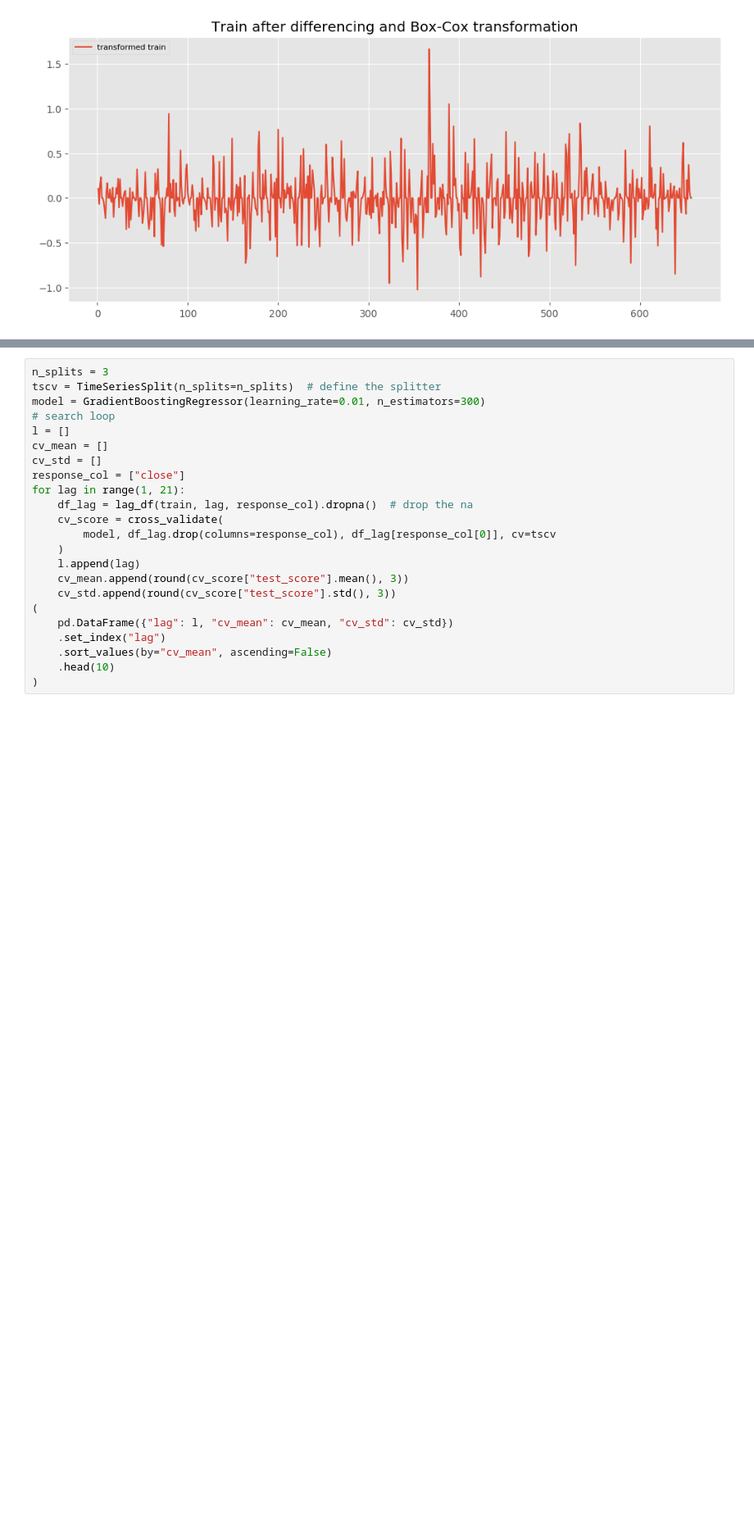
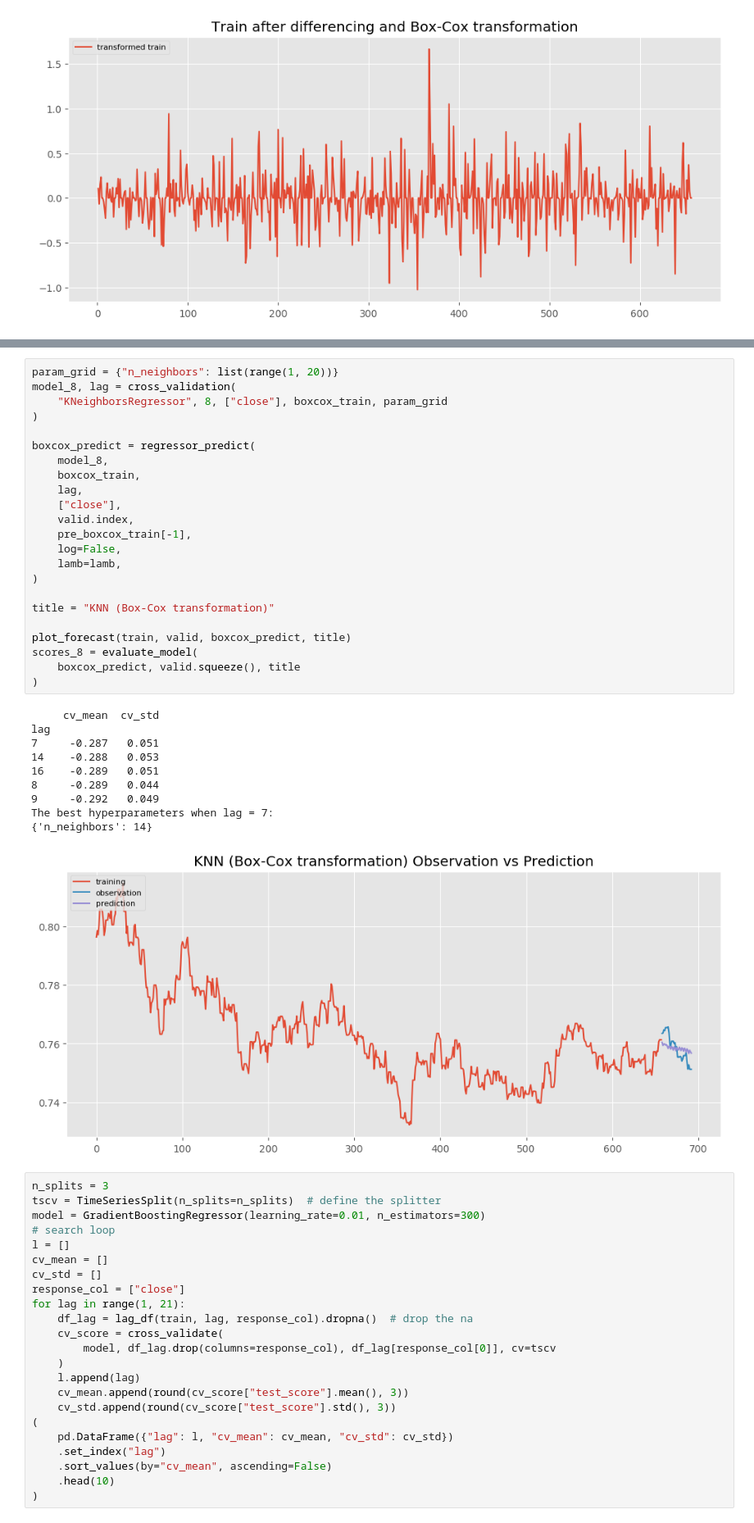
Before and after one commit to flizhou/CAD_USD_exchange_rate_predictor, a Jupyter notebook: scripts/eda.ipynb, the cells around one changed output, grey strips where cells are left out. Shown at 82% size. Saved outputs shown, nothing was run; the diff lists cells and outputs as text; blank space fills up the shorter version.

```diff
--- a/scripts/eda.ipynb
+++ b/scripts/eda.ipynb
@@ -806,3 +744,37 @@ grid_search.best_params_
+# %%
+param_grid = {"n_neighbors": list(range(1, 20))}
+model_8, lag = cross_validation(
+    "KNeighborsRegressor", 8, ["close"], boxcox_train, param_grid
+)
+
+boxcox_predict = regressor_predict(
+    model_8,
+    boxcox_train,
+    lag,
+    ["close"],
+    valid.index,
+    pre_boxcox_train[-1],
+    log=False,
+    lamb=lamb,
+)
+
+title = "KNN (Box-Cox transformation)"
+
+plot_forecast(train, valid, boxcox_predict, title)
+scores_8 = evaluate_model(
+    boxcox_predict, valid.squeeze(), title
+)
+# %% [output]
+     cv_mean  cv_std
+lag
+7     -0.287   0.051
+14    -0.288   0.053
+16    -0.289   0.051
+8     -0.289   0.044
+9     -0.292   0.049
+The best hyperparameters when lag = 7:
+{'n_neighbors': 14}
+[figure, added]
 # %%
 n_splits = 3
 tscv = TimeSeriesSplit(n_splits=n_splits)  # define the splitter
```
Also changed, not shown: parts of 37 cells of this notebook.
